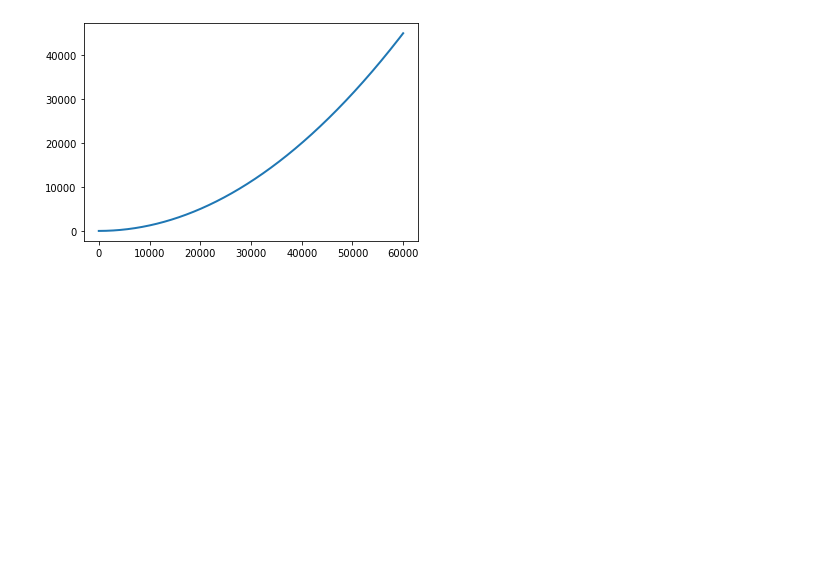
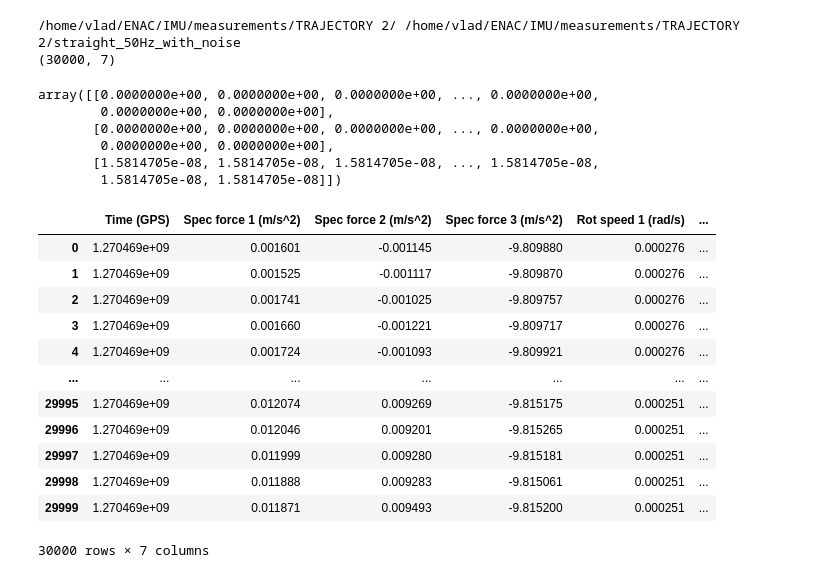
Before and after one commit to StroiaVlad/IMU, a Jupyter notebook: Kalman_Test.ipynb, the cells around one changed output. Saved outputs shown, nothing was run; the diff lists cells and outputs as text; code cells hidden in the pictures; blank space fills up the shorter version.

Commit message:
Changed IMU data to ECEF frames, First try

```diff
--- a/Kalman_Test.ipynb
+++ b/Kalman_Test.ipynb
@@ -164,8 +152,69 @@ array([1.0000e+00, 2.0000e+00, 3.0000e+00, ..., 5.9998e+04, 5.9999e+04,
-# %%
-fig, ax = plt.subplots()
-
-ax.plot(T, state[0, :], linewidth=2.0)
-
-plt.show()
-# %% [output]
-[figure, removed]
+# %%
+import os
+import numpy as np
+import pandas as pd
+import matplotlib.pyplot as plt
+from getMeasurements import getDatasetPath, getDataframe
+from KalmanFilter import *
+from conversion import *
+
+# User specified chosenDataset and withNoise flag
+chosenDataset = 2   # specify which Trajectory dataset to use
+withNoise = True    # Do you want noise to your data or not?
+
+# Press the green button in the gutter to run the script
+if __name__ == '__main__':
+    folderPath, filePath = getDatasetPath(chosenDataset, withNoise) # get the folderPath and filePath of the chosen Trajectory dataset
+    print(folderPath, filePath)                                     # check whether the folderPath and filePath are what they should be
+    Fs, P0, V0, E0, y = getDataframe(filePath)                      # get the most relevant parameters out of the text file, note that y is the dataframe of measurements
+    dt = 1/Fs[0]                                                    # the time increment used for Kalman Filtering apriori estimation
+    print(y.shape)                                                  # check if the measurements dataframe is the intended shape
+    measurements = y.iloc[:, 1:]                                    # observations is a new DataFrame which contains all the rows and columns of y, but except the "Time GPS" columns
+    measurementsNumpied = measurements.to_numpy()                   # convert the observations DataFrame into a numpy array
+    GPS_time = y.iloc[:, 0]                                         # GPS time fron the dataset
+
+    observations = 0*np.ones([measurementsNumpied.shape[1], 1])                 # initializing the input command vector as a 6x1 numpy array
+    #rot_matrix = ECEF2body(u[0:3, :], E0[0][0], E0[0][1], E0[0][2]) # rotation matrix from ECEF to BODY
+    #rot_matrix = np.array(list(rot_matrix[:, :]), dtype=np.float64) # making a numpy array
+    #u[0:3, :] = np.dot(np.linalg.inv(rot_matrix), u[0:3, :]) # converting the Specific force from BODY frame to ECEF frame
+    #u[2, :] = u[2, :] + 9.809792 # removing the gravity component from the accelerometer data
+    #u[3:, :] = ECEF2ECEF0(u[3:, :], GPS_time[0]) # converting the gyro data from ECEF0 to ECEF
+
+    R = y.iloc[:, 1:].cov()                                         # measurements covariance matrix
+    KF = KalmanFilter(P0, V0, E0, R, dt)                            # Instantiating the KF object that implements the apriori and aposteriori steps of Kalman Filtering
+    state = estimation(KF, measurementsNumpied, observations)                  # estimate the state vector and covariance matrix from the Kalman Filter
+    #print(gravity_ECEF)                                                    # print the state
+# %% [output]
+/home/vlad/ENAC/IMU/measurements/TRAJECTORY 2/ /home/vlad/ENAC/IMU/measurements/TRAJECTORY 2/straight_50Hz_with_noise
+(30000, 7)
+# %%
+LLA = np.ones([3, state.shape[1]])
+for index in range(0, int(LLA.shape[1])):
+        [phi, lamda, h] = ECEF2LLA(state[:, index])
+        LLA[0, index] = phi
+        LLA[1, index] = lamda
+        LLA[2, index] = (h/1000 + 6356.75231425)*3.28084 # to convert to km, subtract the radius of the earth and then convert to ft
+LLA
+# %% [output]
+array([[0.0000000e+00, 0.0000000e+00, 0.0000000e+00, ..., 0.0000000e+00,
+        0.0000000e+00, 0.0000000e+00],
+       [0.0000000e+00, 0.0000000e+00, 0.0000000e+00, ..., 0.0000000e+00,
+        0.0000000e+00, 0.0000000e+00],
+       [1.5814705e-08, 1.5814705e-08, 1.5814705e-08, ..., 1.5814705e-08,
+        1.5814705e-08, 1.5814705e-08]])
+# %%
+y
+# %% [output]
+|  | Time (GPS) | Spec force 1 (m/s^2) | Spec force 2 (m/s^2) | Spec force 3 (m/s^2) | Rot speed 1 (rad/s) | ... |
+| 0 | 1.270469e+09 | 0.001601 | -0.001145 | -9.809880 | 0.000276 | ... |
+| 1 | 1.270469e+09 | 0.001525 | -0.001117 | -9.809870 | 0.000276 | ... |
+| 2 | 1.270469e+09 | 0.001741 | -0.001025 | -9.809757 | 0.000276 | ... |
+| 3 | 1.270469e+09 | 0.001660 | -0.001221 | -9.809717 | 0.000276 | ... |
+| 4 | 1.270469e+09 | 0.001724 | -0.001093 | -9.809921 | 0.000276 | ... |
+| ... | ... | ... | ... | ... | ... | ... |
+| 29995 | 1.270469e+09 | 0.012074 | 0.009269 | -9.815175 | 0.000251 | ... |
+| 29996 | 1.270469e+09 | 0.012046 | 0.009201 | -9.815265 | 0.000251 | ... |
+| 29997 | 1.270469e+09 | 0.011999 | 0.009280 | -9.815181 | 0.000251 | ... |
+| 29998 | 1.270469e+09 | 0.011888 | 0.009283 | -9.815061 | 0.000251 | ... |
+| 29999 | 1.270469e+09 | 0.011871 | 0.009493 | -9.815200 | 0.000251 | ... |
+30000 rows × 7 columns
```
Also changed, not shown: parts of 17 cells of this notebook, 4 other files.
